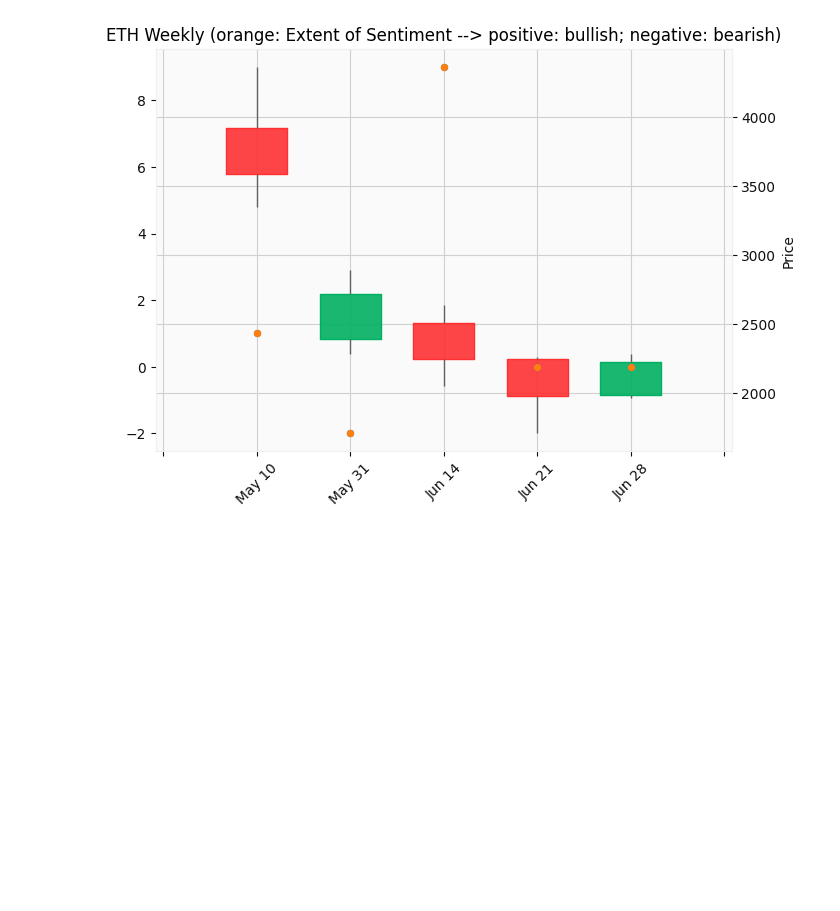
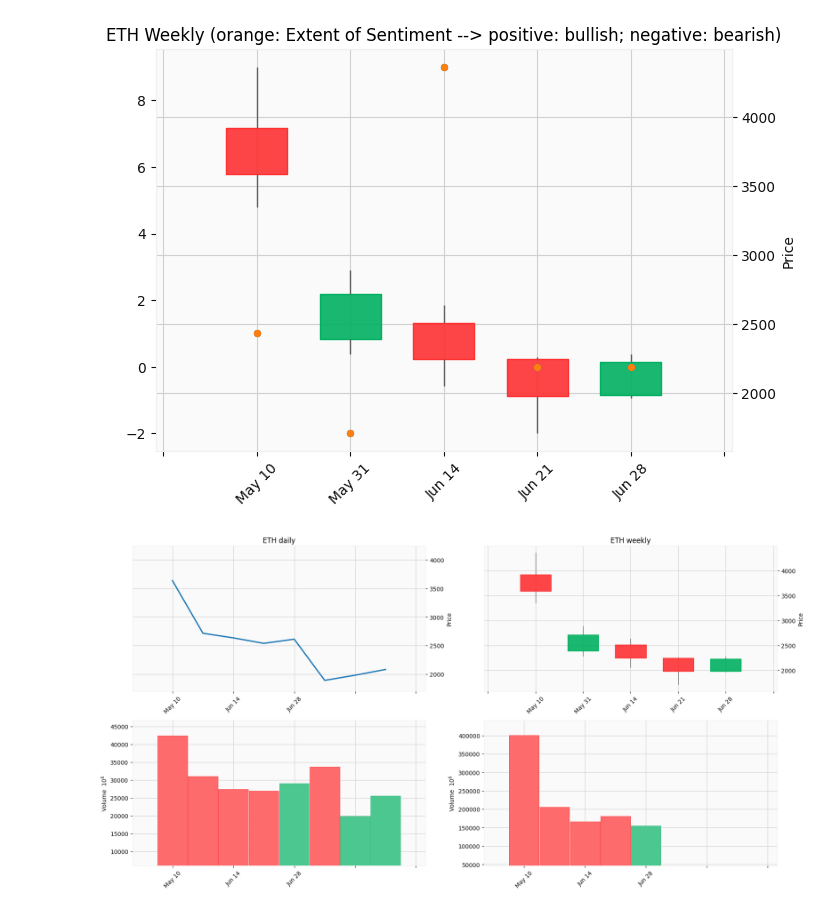
Before and after one commit to distractedm1nd/mar2moon, a Jupyter notebook: scripts/CoinPriceAnalysis.ipynb, the cells around one changed output. Drawn from its saved outputs; the diff is of its cells as text; code cells hidden in the pictures; blank space fills up the shorter version.

```diff
--- a/scripts/CoinPriceAnalysis.ipynb
+++ b/scripts/CoinPriceAnalysis.ipynb
@@ -799,7 +799,7 @@ Text(0.5, 1.0, 'ETH Daily (orange: Extent of Sentiment --> positive: bullish; ne
 comparison_table_4_viz_eth_weekly = comparison_table_ethereum_weekly
 comparison_table_4_viz_eth_weekly["PredictedClose"] = np.where(comparison_table_4_viz_eth_weekly["PredictedTrendbySA"] == 'bullish', comparison_table_4_viz_eth_weekly["Open"] + 50, np.where(comparison_table_4_viz_eth_weekly["PredictedTrendbySA"] == 'bearish', comparison_table_4_viz_eth_weekly["Open"] - 50, comparison_table_4_viz_eth_weekly["Open"]))
 comparison_table_4_viz_eth_weekly["WeekNumber"] = comparison_table_4_viz_eth_weekly.index
-comparison_table_4_viz_eth_weekly.set_index('Date', inplace = True)
+#comparison_table_4_viz_eth_weekly.set_index('Date', inplace = True)
 display(comparison_table_4_viz_eth_weekly)
 # %% [output]
 |  | ETH_final_sentiment_weekly | Open | High | Low | Close | Volume | EmpiricalPriceTrend | ... |
@@ -821,3 +821,23 @@ fig.savefig(SA_results_path + 'eth_evaluation_viz_weekly_' + today + '.png')
 # %% [output]
 Text(0.5, 1.0, 'ETH Weekly (orange: Extent of Sentiment --> positive: bullish; negative: bearish)')
 [figure]
+# %%
+# Day Chart vs. Week Chart
+fig = mpf.figure(figsize = (20,10), style = 'yahoo')
+ax1 = fig.add_subplot(2,2,1)
+ax2 = fig.add_subplot(2,2,2)
+
+av1 = fig.add_subplot(2,2,3, sharex = ax1)
+av2 = fig.add_subplot(2,2,4, sharex = ax1)
+
+mpf.plot(comparison_table_4_viz_eth_daily, type = 'line', style = 'yahoo', axtitle ="ETH daily", volume = av1, ax = ax1)
+mpf.plot(comparison_table_4_viz_eth_weekly, type = 'candle', style = 'yahoo', axtitle ="ETH weekly", volume = av2, ax = ax2)
+
+# eth_added_values_to_visualize_weekly = comparison_table_4_viz_eth_weekly[['ETH_final_sentiment_weekly']]
+# apds_eth_weekly = [mpf.make_addplot(eth_added_values_to_visualize_weekly, type = 'scatter'), mpf.make_addplot(comparison_table_4_viz_eth_weekly['ETH_final_sentiment_weekly'], type = 'scatter', secondary_y = 'auto')]
+# eth_added_values_to_visualize_daily = comparison_table_4_viz_eth_daily[['ETH_final_sentiment_daily']]
+# apds_eth_daily = [mpf.make_addplot(eth_added_values_to_visualize_daily, type = 'scatter'), mpf.make_addplot(comparison_table_4_viz_eth_daily['ETH_final_sentiment_daily'], type = 'scatter', secondary_y = 'auto')]
+# mpf.plot(comparison_table_4_viz_eth_daily, type = 'line', style = 'yahoo', axtitle ="ETH daily", volume = av1, addplot = apds_eth_daily, ax = ax1)
+# mpf.plot(comparison_table_4_viz_eth_weekly, type = 'candle', style = 'yahoo', axtitle ="ETH weekly", volume = av1, addplot = apds_eth_weekly, ax = ax2)
+# %% [output]
+[figure, added]
```
Also changed, not shown: parts of 2 cells of this notebook.
